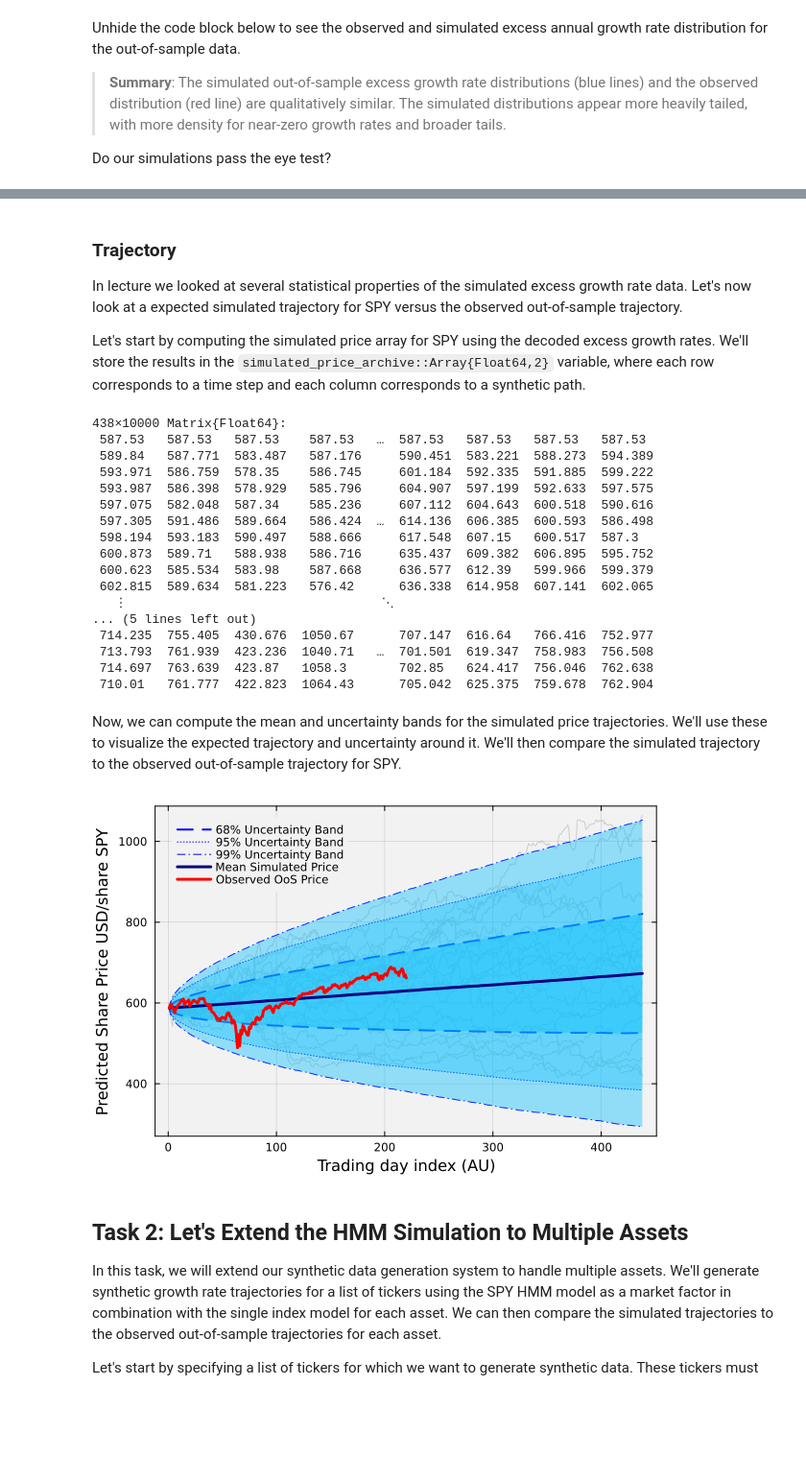
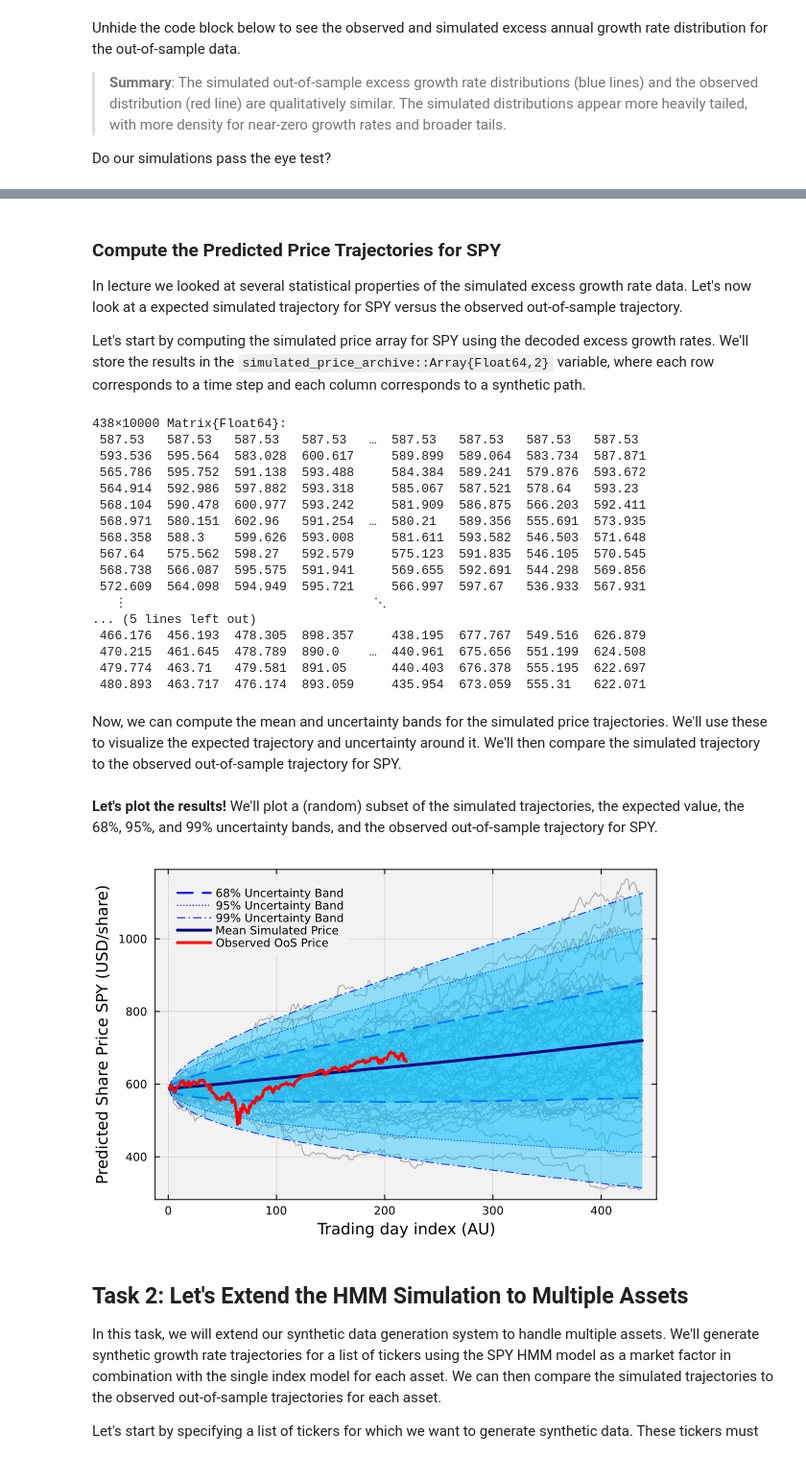
Before and after one commit to varnerlab/PS6-CHEME-5660-TEMPLATE-Fall-2025, a Jupyter notebook: PS6-CHEME-5660-Solution-SyntheticDataGen-Fall-2025.ipynb, the cells around one changed output, grey strips where cells are left out. Shown at 96% size. Cells and saved outputs as stored; diff of their text form; code cells hidden in the pictures; blank space fills up the shorter version.

```diff
--- a/PS6-CHEME-5660-Solution-SyntheticDataGen-Fall-2025.ipynb
+++ b/PS6-CHEME-5660-Solution-SyntheticDataGen-Fall-2025.ipynb
@@ -265,5 +269,5 @@ end
 # %% [markdown]
-### Trajectory
+### Compute the Predicted Price Trajectories for SPY
 In lecture we looked at several statistical properties of the simulated excess growth rate data. Let's now look at a expected simulated trajectory for SPY versus the observed out-of-sample trajectory.
 
 Let's start by computing the simulated price array for SPY using the decoded excess growth rates. We'll store the results in the `simulated_price_archive::Array{Float64,2}` variable, where each row corresponds to a time step and each column corresponds to a synthetic path.
@@ -279,7 +283,7 @@ simulated_price_archive = let
     # populate the simulated price archive
     for i ∈ 1:number_of_paths
         for j ∈ 2:number_of_steps
-            g = out_of_sample_decoded_archive[j-1,i]; # decoded excess growth rate
+            g = out_of_sample_decoded_archive[j-1,i] + risk_free_rate; # decoded excess growth rate
             S_prev = simulated_price_archive[j-1,i];
             S_new = S_prev * exp(g * Δt);
             simulated_price_archive[j,i] = S_new;
@@ -289,22 +293,22 @@ simulated_price_archive = let
 end
 # %% [output]
 438×10000 Matrix{Float64}:
- 587.53   587.53   587.53    587.53   …  587.53   587.53   587.53   587.53
- 589.84   587.771  583.487   587.176     590.451  583.221  588.273  594.389
- 593.971  586.759  578.35    586.745     601.184  592.335  591.885  599.222
- 593.987  586.398  578.929   585.796     604.907  597.199  592.633  597.575
- 597.075  582.048  587.34    585.236     607.112  604.643  600.518  590.616
- 597.305  591.486  589.664   586.424  …  614.136  606.385  600.593  586.498
- 598.194  593.183  590.497   588.666     617.548  607.15   600.517  587.3
- 600.873  589.71   588.938   586.716     635.437  609.382  606.895  595.752
- 600.623  585.534  583.98    587.668     636.577  612.39   599.966  599.379
- 602.815  589.634  581.223   576.42      636.338  614.958  607.141  602.065
-   ⋮                                  ⋱
+ 587.53   587.53   587.53   587.53   …  587.53   587.53   587.53   587.53
+ 593.536  595.564  583.028  600.617     589.899  589.064  583.734  587.871
+ 565.786  595.752  591.138  593.488     584.384  589.241  579.876  593.672
+ 564.914  592.986  597.882  593.318     585.067  587.521  578.64   593.23
+ 568.104  590.478  600.977  593.242     581.909  586.875  566.203  592.411
+ 568.971  580.151  602.96   591.254  …  580.21   589.356  555.691  573.935
+ 568.358  588.3    599.626  593.008     581.611  593.582  546.503  571.648
+ 567.64   575.562  598.27   592.579     575.123  591.835  546.105  570.545
+ 568.738  566.087  595.575  591.941     569.655  592.691  544.298  569.856
+ 572.609  564.098  594.949  595.721     566.997  597.67   536.933  567.931
+   ⋮                                 ⋱
 ... (5 lines left out)
- 714.235  755.405  430.676  1050.67      707.147  616.64   766.416  752.977
- 713.793  761.939  423.236  1040.71   …  701.501  619.347  758.983  756.508
- 714.697  763.639  423.87   1058.3       702.85   624.417  756.046  762.638
- 710.01   761.777  422.823  1064.43      705.042  625.375  759.678  762.904
+ 466.176  456.193  478.305  898.357     438.195  677.767  549.516  626.879
+ 470.215  461.645  478.789  890.0    …  440.961  675.656  551.199  624.508
+ 479.774  463.71   479.581  891.05      440.403  676.378  555.195  622.697
+ 480.893  463.717  476.174  893.059     435.954  673.059  555.31   622.071
 # %% [markdown]
 Now, we can compute the mean and uncertainty bands for the simulated price trajectories. We'll use these to visualize the expected trajectory and uncertainty around it. We'll then compare the simulated trajectory to the observed out-of-sample trajectory for SPY.
 # %%
@@ -322,8 +326,14 @@ mean_simulated_SPY_price, std_simulated_SPY_price = let
 
     mean_simulated_price, standard_deviation_simulated_price;
 end;
+# %% [markdown]
+__Let's plot the results!__ We'll plot a (random) subset of the simulated trajectories, the expected value, the 68%, 95%, and 99% uncertainty bands, and the observed out-of-sample trajectory for SPY.
 # %%
 let
+
+    # inotialize -
+    (number_of_steps, number_of_paths) = size(market_factor_encoded_archive);
+    N = 50; # number of sample trajectories to plot
 
     S = dataset[myticker][!, :open]; # observed SPY prices
     UB68 = mean_simulated_SPY_price .+ 1.00 .* std_simulated_SPY_price; # upper band
@@ -331,36 +341,37 @@ let
     UB95 = mean_simulated_SPY_price .+ 1.96 .* std_simulated_SPY_price; # upper band
     LB95 = mean_simulated_SPY_price .- 1.96 .* std_simulated_SPY_price; # lower band
     U99 = mean_simulated_SPY_price .+ 2.576 .* std_simulated_SPY_price; # upper band
     L99 = mean_simulated_SPY_price .- 2.576 .* std_simulated_SPY_price; # lower band
 
     # trajectory plots
-    plot(simulated_price_archive[:,1:20], label="", c=:gray80);
+    trials_to_plot = rand(1:number_of_paths, N);
+    plot(simulated_price_archive[:,trials_to_plot], label="", c=:gray65);
 
     # 1 sd 68% uncertainty band
     plot!(UB68, lw=2, ls=:dash, c=:blue, label="68% Uncertainty Band");
     plot!(LB68, lw=2, ls=:dash, c=:blue, label="")
     plot!(mean_simulated_SPY_price, fillrange=(LB68, UB68), fillalpha=0.4, c=:deepskyblue, label="")
 
     # 1.96 sd 95% uncertainty band
     plot!(UB95, lw=1, ls=:dot, c=:blue, label="95% Uncertainty Band");
     plot!(LB95, lw=1, ls=:dot, c=:blue, label="")
     plot!(mean_simulated_SPY_price, fillrange=(LB95, UB95), fillalpha=0.3, c=:deepskyblue, label="")
 
     # 2.576 sd 99% uncertainty band
     plot!(U99, lw=1, ls=:dashdot, c=:blue, label="99% Uncertainty Band");
     plot!(L99, lw=1, ls=:dashdot, c=:blue, label="")
     plot!(mean_simulated_SPY_price, fillrange=(L99, U99), fillalpha=0.4, c=:deepskyblue, label="")
 
     # mean simulated price
     plot!(mean_simulated_SPY_price, lw=3, c=:navy, label="Mean Simulated Price", legend=:topleft)
     plot!(S, lw=3, c=:red, label="Observed OoS Price")
     plot!(bg="gray95", background_color_outside="white", framestyle = :box, fg_legend = :transparent);
     xlabel!("Trading day index (AU)", fontsize=18)
-    ylabel!("Predicted Share Price USD/share $(myticker)", fontsize=18)
+    ylabel!("Predicted Share Price $(myticker) (USD/share)", fontsize=18)
 
 end
 # %% [output]
-[figure, old version]
+[figure, new version]
 # %% [markdown]
 ## Task 2: Let's Extend the HMM Simulation to Multiple Assets
 In this task, we will extend our synthetic data generation system to handle multiple assets. We'll generate synthetic growth rate trajectories for a list of tickers using the SPY HMM model as a market factor in combination with the single index model for each asset. We can then compare the simulated trajectories to the observed out-of-sample trajectories for each asset.
```
Also changed, not shown: parts of 11 cells of this notebook.
